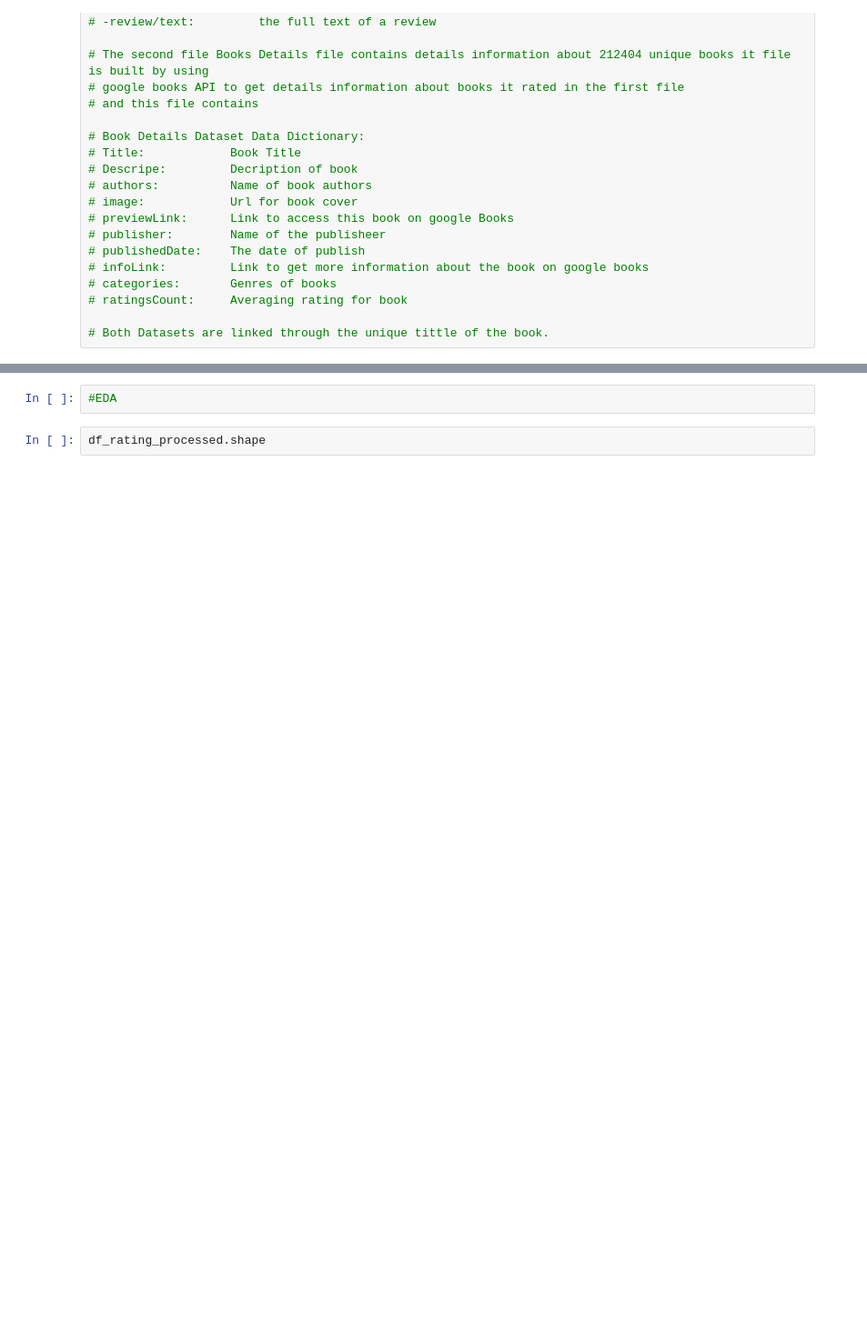
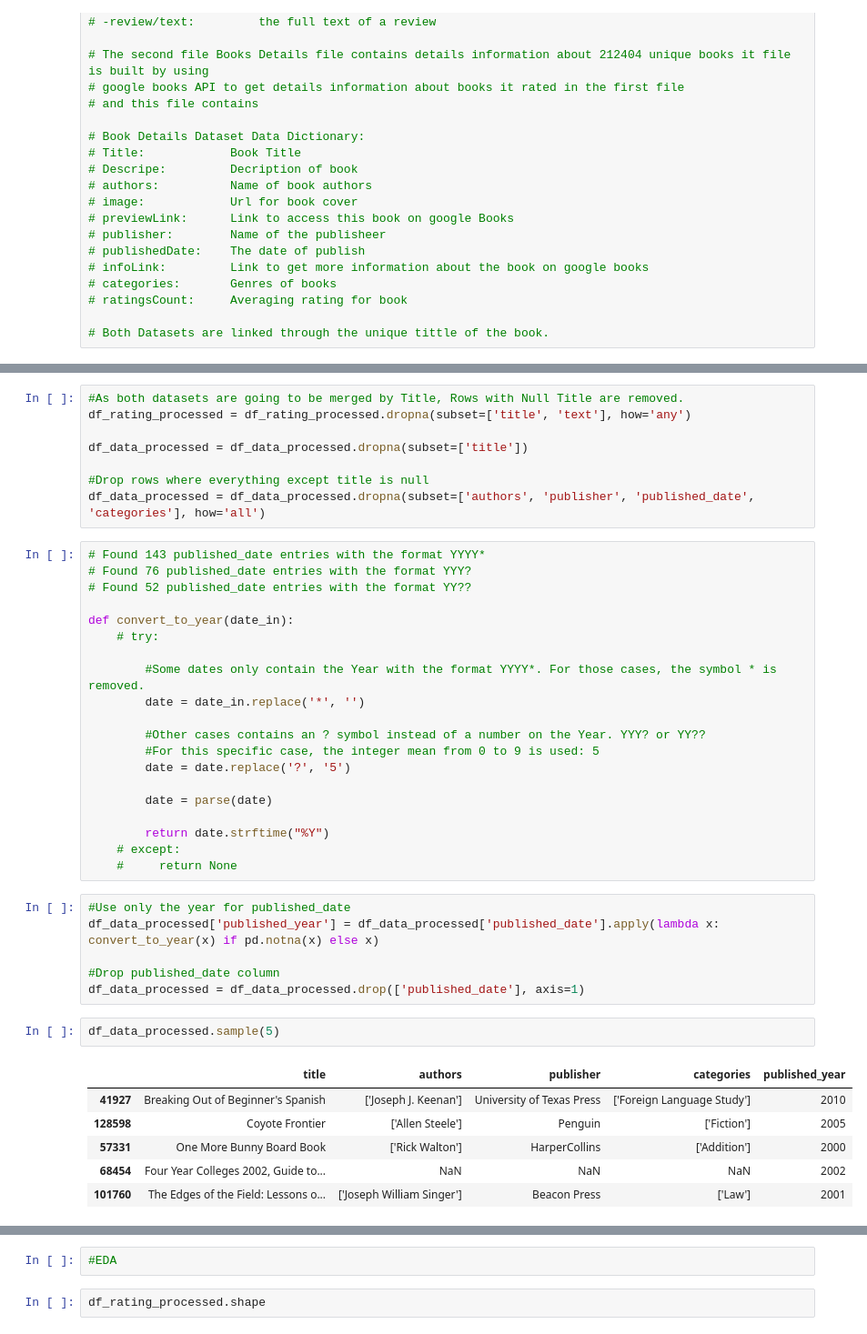
Before and after one commit to arnaldochm/final_project_nlp, a Jupyter notebook: notebooks/notebook.ipynb, the cells around one changed output, grey strips where cells are left out. Shown at 91% size. Saved outputs shown, nothing was run; the diff lists cells and outputs as text; blank space fills up the shorter version.

```diff
--- a/notebooks/notebook.ipynb
+++ b/notebooks/notebook.ipynb
@@ -114,0 +138,43 @@ memory usage: 16.2+ MB
+# %%
+#As both datasets are going to be merged by Title, Rows with Null Title are removed.
+df_rating_processed = df_rating_processed.dropna(subset=['title', 'text'], how='any')
+
+df_data_processed = df_data_processed.dropna(subset=['title'])
+
+#Drop rows where everything except title is null
+df_data_processed = df_data_processed.dropna(subset=['authors', 'publisher', 'published_date', 'categories'], how='all')
+# %%
+# Found 143 published_date entries with the format YYYY*
+# Found 76 published_date entries with the format YYY?
+# Found 52 published_date entries with the format YY??
+
+def convert_to_year(date_in):
+    # try:
+
+        #Some dates only contain the Year with the format YYYY*. For those cases, the symbol * is removed.
+        date = date_in.replace('*', '')
+
+        #Other cases contains an ? symbol instead of a number on the Year. YYY? or YY??
+        #For this specific case, the integer mean from 0 to 9 is used: 5
+        date = date.replace('?', '5')
+
+        date = parse(date)
+
+        return date.strftime("%Y")
+    # except:
+    #     return None
+# %%
+#Use only the year for published_date
+df_data_processed['published_year'] = df_data_processed['published_date'].apply(lambda x: convert_to_year(x) if pd.notna(x) else x)
+
+#Drop published_date column
+df_data_processed = df_data_processed.drop(['published_date'], axis=1)
+# %%
+df_data_processed.sample(5)
+# %% [output]
+|  | title | authors | publisher | categories | published_year |
+| 41927 | Breaking Out of Beginner's Spanish | ['Joseph J. Keenan'] | University of Texas Press | ['Foreign Language Study'] | 2010 |
+| 128598 | Coyote Frontier | ['Allen Steele'] | Penguin | ['Fiction'] | 2005 |
+| 57331 | One More Bunny Board Book | ['Rick Walton'] | HarperCollins | ['Addition'] | 2000 |
+| 68454 | Four Year Colleges 2002, Guide to... | NaN | NaN | NaN | 2002 |
+| 101760 | The Edges of the Field: Lessons o... | ['Joseph William Singer'] | Beacon Press | ['Law'] | 2001 |
```
Also changed, not shown: parts of 27 cells of this notebook.
